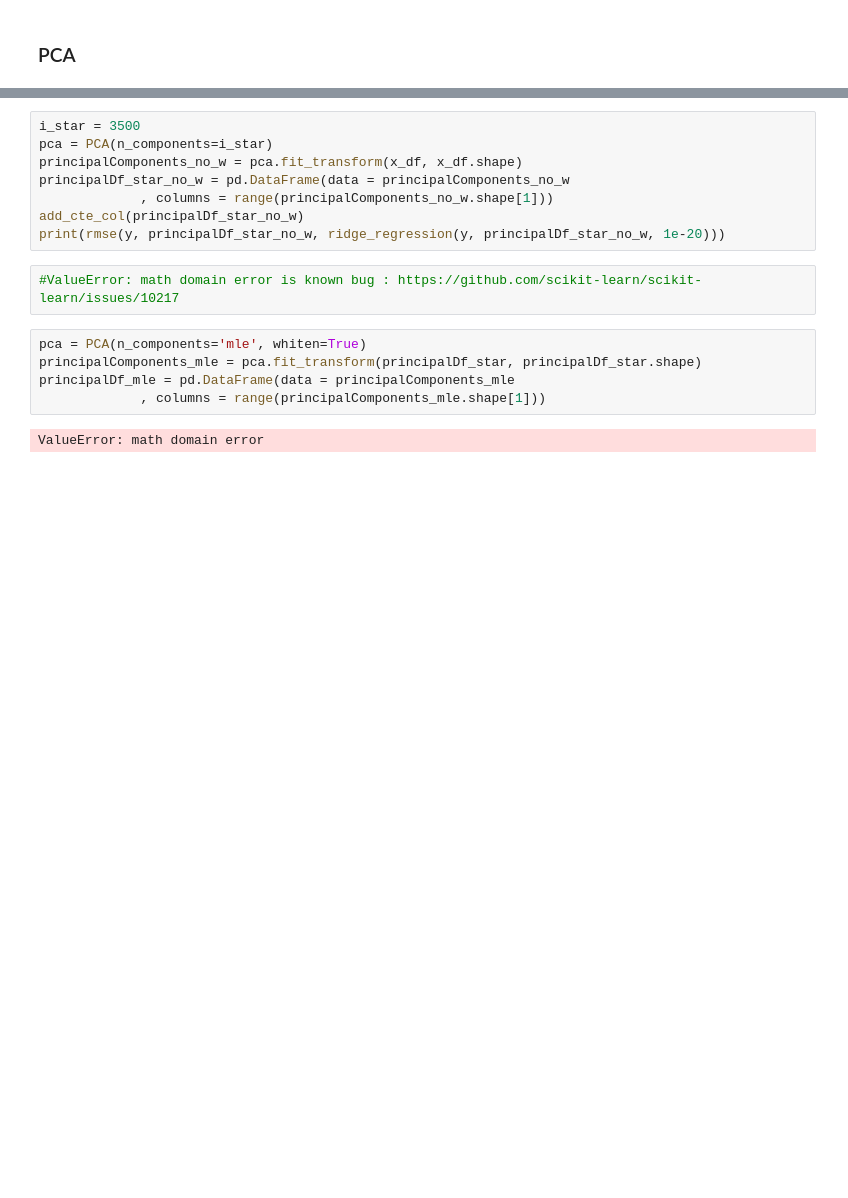
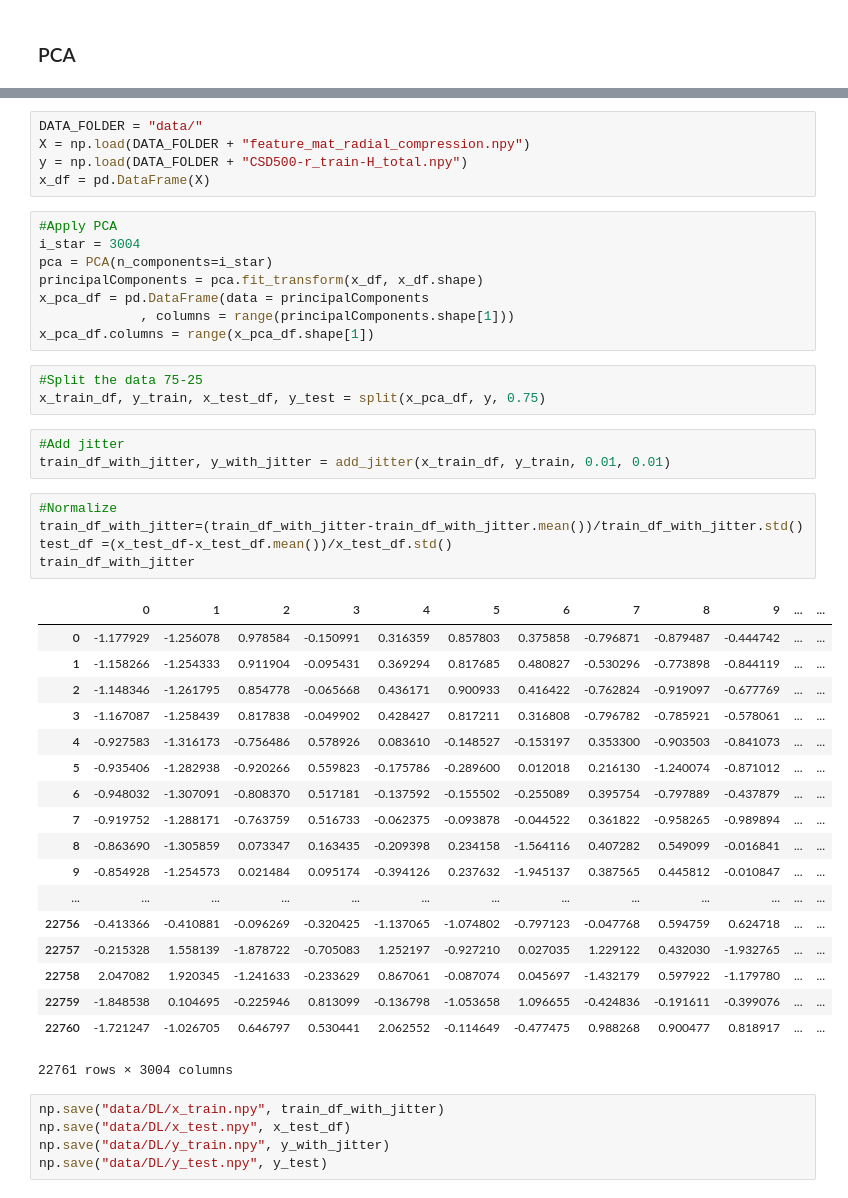
Before and after one commit to EtienneBonvin/cosmo_project, a Jupyter notebook: PreProcessing.ipynb, the cells around one changed output, grey strips where cells are left out. Drawn from its saved outputs; the diff is of its cells as text; blank space fills up the shorter version.

Commit message:
generate data for DL

```diff
--- a/PreProcessing.ipynb
+++ b/PreProcessing.ipynb
@@ -132,17 +191,48 @@ np.save("data/pca_x.npy", principalDf)
+# %%
+DATA_FOLDER = "data/"
+X = np.load(DATA_FOLDER + "feature_mat_radial_compression.npy")
+y = np.load(DATA_FOLDER + "CSD500-r_train-H_total.npy")
+x_df = pd.DataFrame(X)
 # %%
-i_star = 3500
+#Apply PCA
+i_star = 3004
 pca = PCA(n_components=i_star)
-principalComponents_no_w = pca.fit_transform(x_df, x_df.shape)
-principalDf_star_no_w = pd.DataFrame(data = principalComponents_no_w
-             , columns = range(principalComponents_no_w.shape[1]))
-add_cte_col(principalDf_star_no_w)
-print(rmse(y, principalDf_star_no_w, ridge_regression(y, principalDf_star_no_w, 1e-20)))
+principalComponents = pca.fit_transform(x_df, x_df.shape)
+x_pca_df = pd.DataFrame(data = principalComponents
+             , columns = range(principalComponents.shape[1]))
+x_pca_df.columns = range(x_pca_df.shape[1])
-# %%
-#ValueError: math domain error is known bug : https://github.com/scikit-learn/scikit-learn/issues/10217
-# %%
-pca = PCA(n_components='mle', whiten=True)
-principalComponents_mle = pca.fit_transform(principalDf_star, principalDf_star.shape)
-principalDf_mle = pd.DataFrame(data = principalComponents_mle
-             , columns = range(principalComponents_mle.shape[1]))
-# %% [output]
-ValueError: math domain error
+# %%
+#Split the data 75-25
+x_train_df, y_train, x_test_df, y_test = split(x_pca_df, y, 0.75)
+# %%
+#Add jitter
+train_df_with_jitter, y_with_jitter = add_jitter(x_train_df, y_train, 0.01, 0.01)
+# %%
+#Normalize
+train_df_with_jitter=(train_df_with_jitter-train_df_with_jitter.mean())/train_df_with_jitter.std()
+test_df =(x_test_df-x_test_df.mean())/x_test_df.std()
+train_df_with_jitter
+# %% [output]
+|  | 0 | 1 | 2 | 3 | 4 | 5 | 6 | 7 | 8 | 9 | ... | ... |
+| 0 | -1.177929 | -1.256078 | 0.978584 | -0.150991 | 0.316359 | 0.857803 | 0.375858 | -0.796871 | -0.879487 | -0.444742 | ... | ... |
+| 1 | -1.158266 | -1.254333 | 0.911904 | -0.095431 | 0.369294 | 0.817685 | 0.480827 | -0.530296 | -0.773898 | -0.844119 | ... | ... |
+| 2 | -1.148346 | -1.261795 | 0.854778 | -0.065668 | 0.436171 | 0.900933 | 0.416422 | -0.762824 | -0.919097 | -0.677769 | ... | ... |
+| 3 | -1.167087 | -1.258439 | 0.817838 | -0.049902 | 0.428427 | 0.817211 | 0.316808 | -0.796782 | -0.785921 | -0.578061 | ... | ... |
+| 4 | -0.927583 | -1.316173 | -0.756486 | 0.578926 | 0.083610 | -0.148527 | -0.153197 | 0.353300 | -0.903503 | -0.841073 | ... | ... |
+| 5 | -0.935406 | -1.282938 | -0.920266 | 0.559823 | -0.175786 | -0.289600 | 0.012018 | 0.216130 | -1.240074 | -0.871012 | ... | ... |
+| 6 | -0.948032 | -1.307091 | -0.808370 | 0.517181 | -0.137592 | -0.155502 | -0.255089 | 0.395754 | -0.797889 | -0.437879 | ... | ... |
+| 7 | -0.919752 | -1.288171 | -0.763759 | 0.516733 | -0.062375 | -0.093878 | -0.044522 | 0.361822 | -0.958265 | -0.989894 | ... | ... |
+| 8 | -0.863690 | -1.305859 | 0.073347 | 0.163435 | -0.209398 | 0.234158 | -1.564116 | 0.407282 | 0.549099 | -0.016841 | ... | ... |
+| 9 | -0.854928 | -1.254573 | 0.021484 | 0.095174 | -0.394126 | 0.237632 | -1.945137 | 0.387565 | 0.445812 | -0.010847 | ... | ... |
+| ... | ... | ... | ... | ... | ... | ... | ... | ... | ... | ... | ... | ... |
+| 22756 | -0.413366 | -0.410881 | -0.096269 | -0.320425 | -1.137065 | -1.074802 | -0.797123 | -0.047768 | 0.594759 | 0.624718 | ... | ... |
+| 22757 | -0.215328 | 1.558139 | -1.878722 | -0.705083 | 1.252197 | -0.927210 | 0.027035 | 1.229122 | 0.432030 | -1.932765 | ... | ... |
+| 22758 | 2.047082 | 1.920345 | -1.241633 | -0.233629 | 0.867061 | -0.087074 | 0.045697 | -1.432179 | 0.597922 | -1.179780 | ... | ... |
+| 22759 | -1.848538 | 0.104695 | -0.225946 | 0.813099 | -0.136798 | -1.053658 | 1.096655 | -0.424836 | -0.191611 | -0.399076 | ... | ... |
+| 22760 | -1.721247 | -1.026705 | 0.646797 | 0.530441 | 2.062552 | -0.114649 | -0.477475 | 0.988268 | 0.900477 | 0.818917 | ... | ... |
+22761 rows × 3004 columns
+# %%
+np.save("data/DL/x_train.npy", train_df_with_jitter)
+np.save("data/DL/x_test.npy", x_test_df)
+np.save("data/DL/y_train.npy", y_with_jitter)
+np.save("data/DL/y_test.npy", y_test)
```
Also changed, not shown: parts of 22 cells of this notebook.
